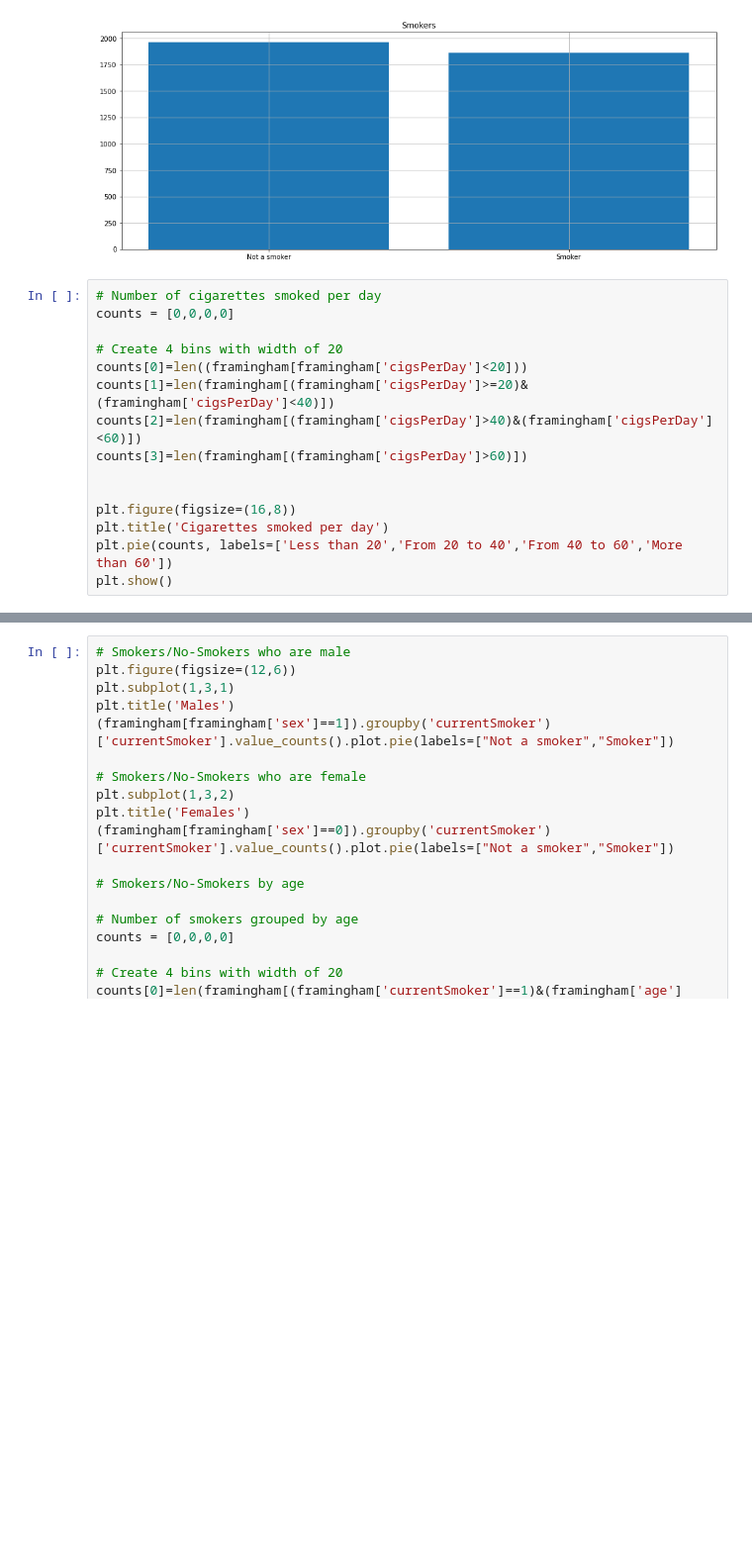
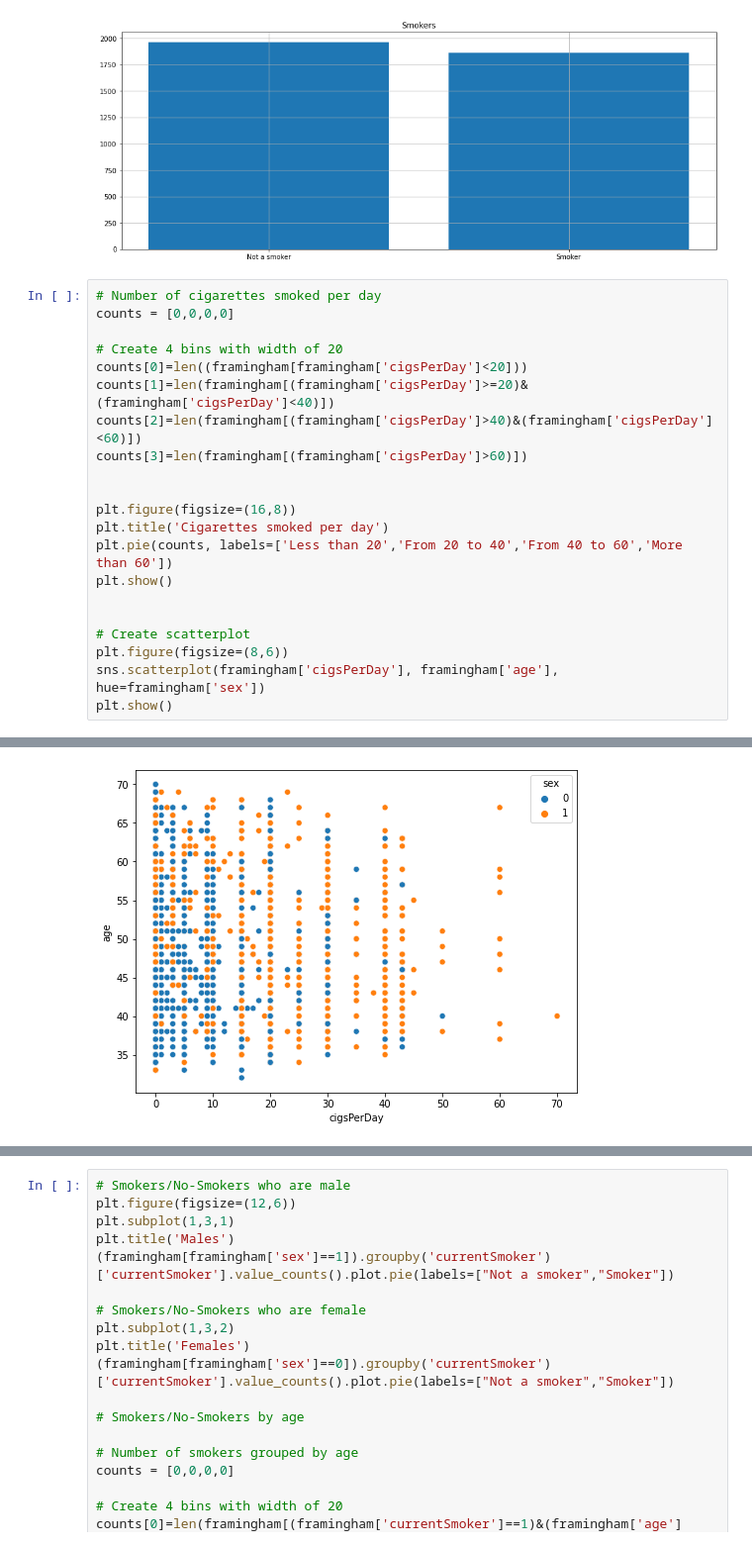
Before and after one commit to Mirkesx/cardiovascularity_study_dataset, a Jupyter notebook: project_notebook_marco_cavalli_1000024189.ipynb, the cells around one changed output, grey strips where cells are left out. Shown: that part at 99% size. Drawn from its saved outputs; the diff is of its cells as text; blank space fills up the shorter version.

```diff
--- a/project_notebook_marco_cavalli_1000024189.ipynb
+++ b/project_notebook_marco_cavalli_1000024189.ipynb
@@ -355,19 +369,26 @@ plt.grid()
 # %%
 # Number of cigarettes smoked per day
 counts = [0,0,0,0]
 
 # Create 4 bins with width of 20
 counts[0]=len((framingham[framingham['cigsPerDay']<20]))
 counts[1]=len(framingham[(framingham['cigsPerDay']>=20)&(framingham['cigsPerDay']<40)])
 counts[2]=len(framingham[(framingham['cigsPerDay']>40)&(framingham['cigsPerDay']<60)])
 counts[3]=len(framingham[(framingham['cigsPerDay']>60)])
 
 
 plt.figure(figsize=(16,8))
 plt.title('Cigarettes smoked per day')
 plt.pie(counts, labels=['Less than 20','From 20 to 40','From 40 to 60','More than 60'])
 plt.show()
+
+
+# Create scatterplot
+plt.figure(figsize=(8,6))
+sns.scatterplot(framingham['cigsPerDay'], framingham['age'], hue=framingham['sex'])
+plt.show()
 # %% [output]
 [figure]
+[figure, added]
 # %% [markdown]
 <p>Among the dataset smokers are the majority, but not by far. It is almost a 50%/50% scenario. In any case, the majority of the patients smoke less than 20 cigarettes. It could be possible to say that almost all the patients smoke less than 40 cigarettes a day. Only a couple of them smoke more than 40 ("luckily", someone would say).</p>
```
Also changed, not shown: parts of 12 cells of this notebook.
